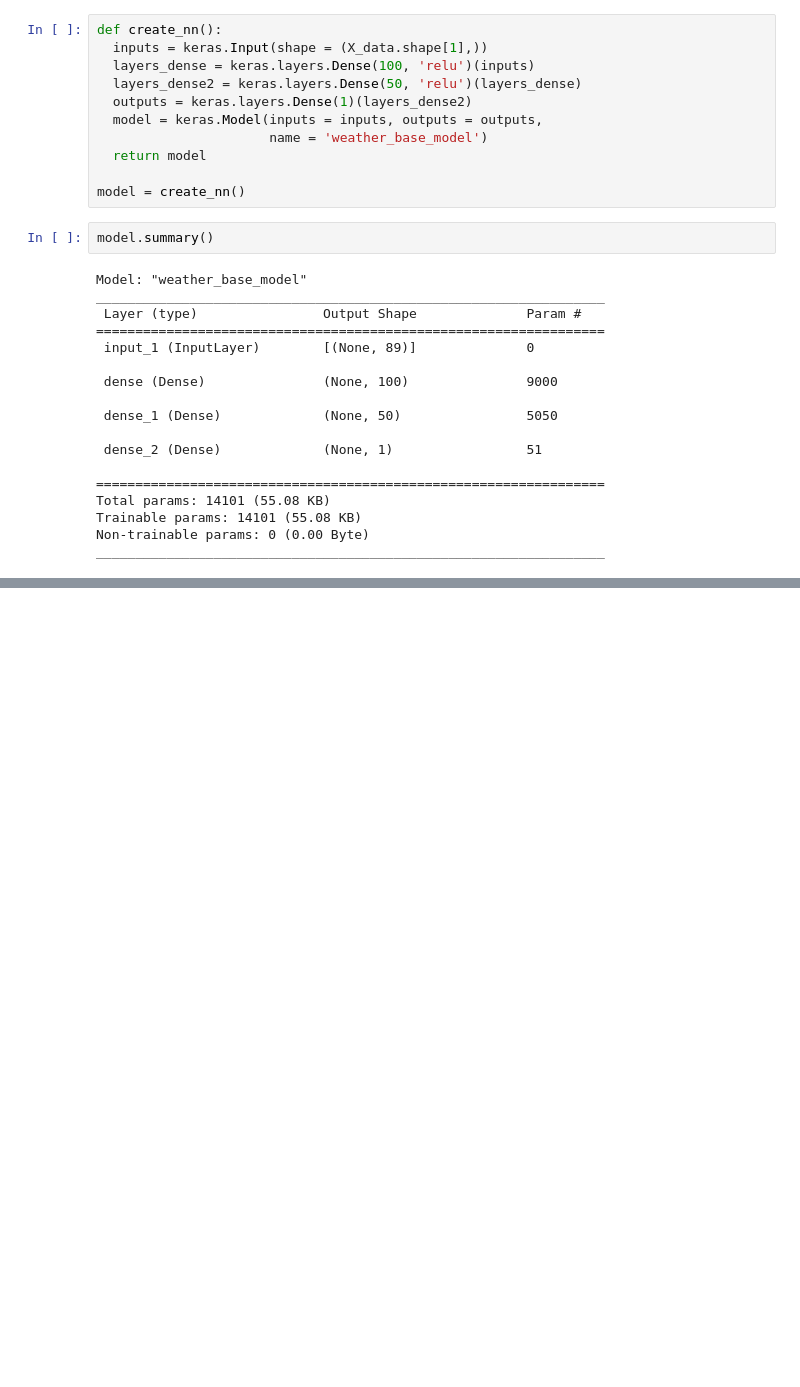
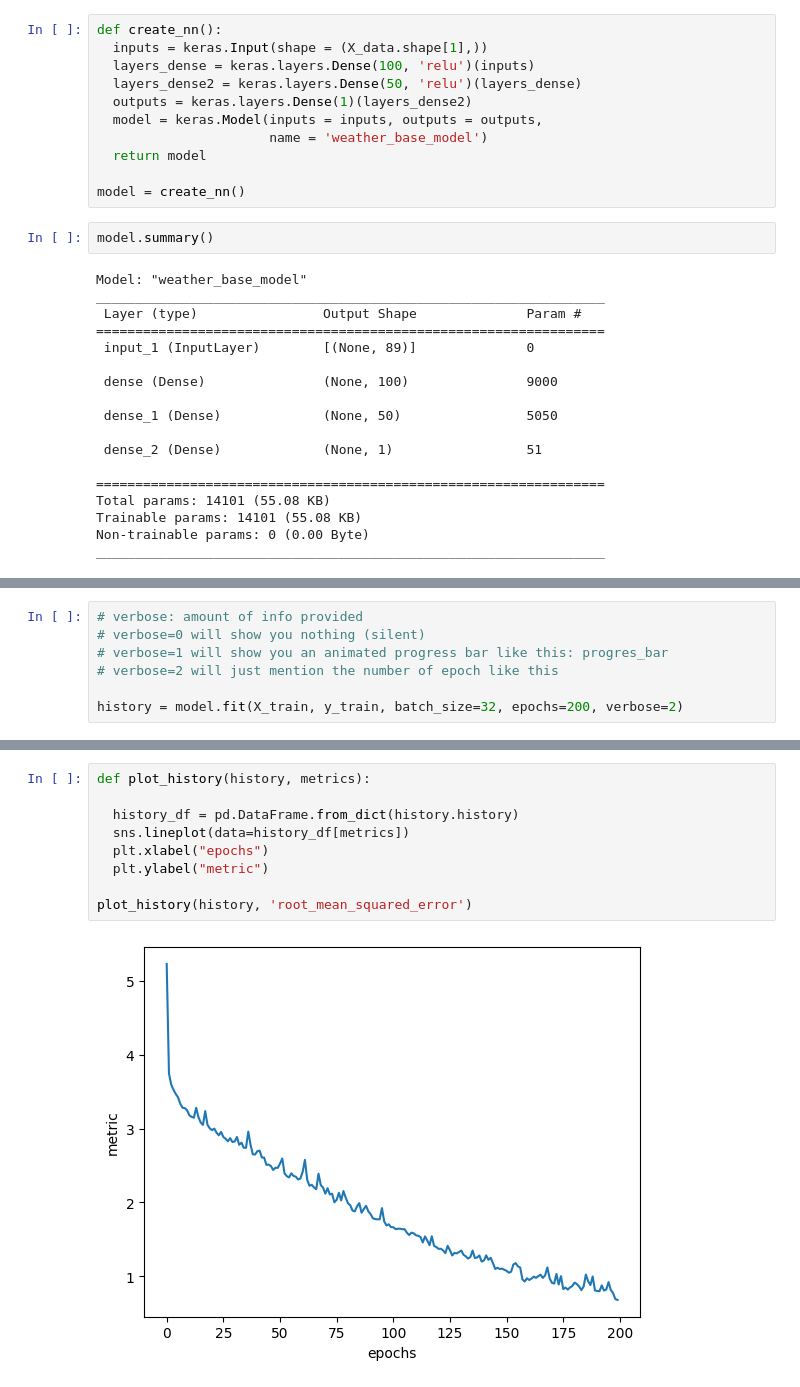
Before and after one commit to MaxDangVu136/ml_carpentry_workshop_2023, a Jupyter notebook: ml_carpentry_workshop_day3_neural_nets_weather.ipynb, the cells around one changed output, grey strips where cells are left out. Saved outputs shown, nothing was run; the diff lists cells and outputs as text; blank space fills up the shorter version.

Commit message:
Plot data and see metrics of trained models

```diff
--- a/ml_carpentry_workshop_day3_neural_nets_weather.ipynb
+++ b/ml_carpentry_workshop_day3_neural_nets_weather.ipynb
@@ -112,0 +120,7 @@ _________________________________________________________________
+# %%
+# verbose: amount of info provided
+# verbose=0 will show you nothing (silent)
+# verbose=1 will show you an animated progress bar like this: progres_bar
+# verbose=2 will just mention the number of epoch like this
+
+history = model.fit(X_train, y_train, batch_size=32, epochs=200, verbose=2)
@@ -112,0 +145,11 @@ _________________________________________________________________
+# %%
+def plot_history(history, metrics):
+
+  history_df = pd.DataFrame.from_dict(history.history)
+  sns.lineplot(data=history_df[metrics])
+  plt.xlabel("epochs")
+  plt.ylabel("metric")
+
+plot_history(history, 'root_mean_squared_error')
+# %% [output]
+[figure, added]
```
Also changed, not shown: parts of 7 cells of this notebook.
